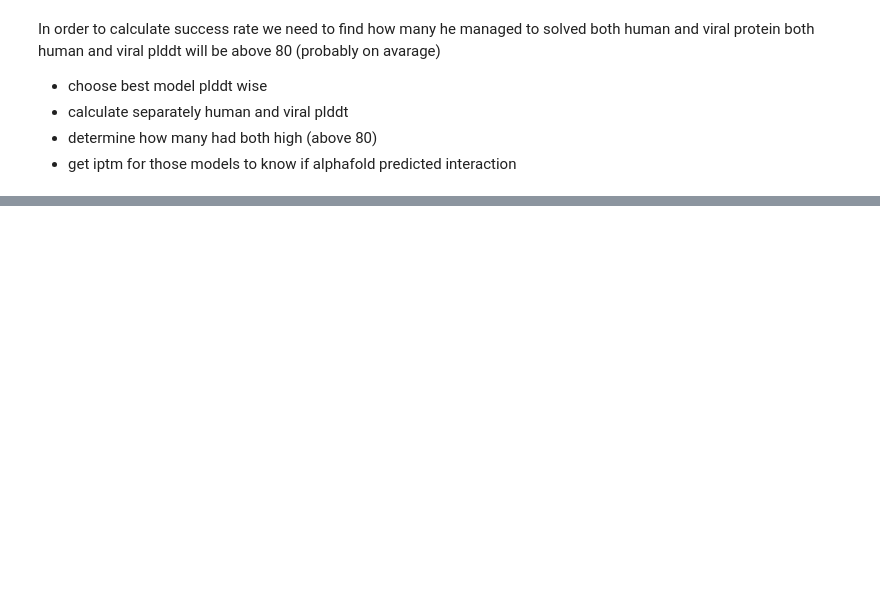
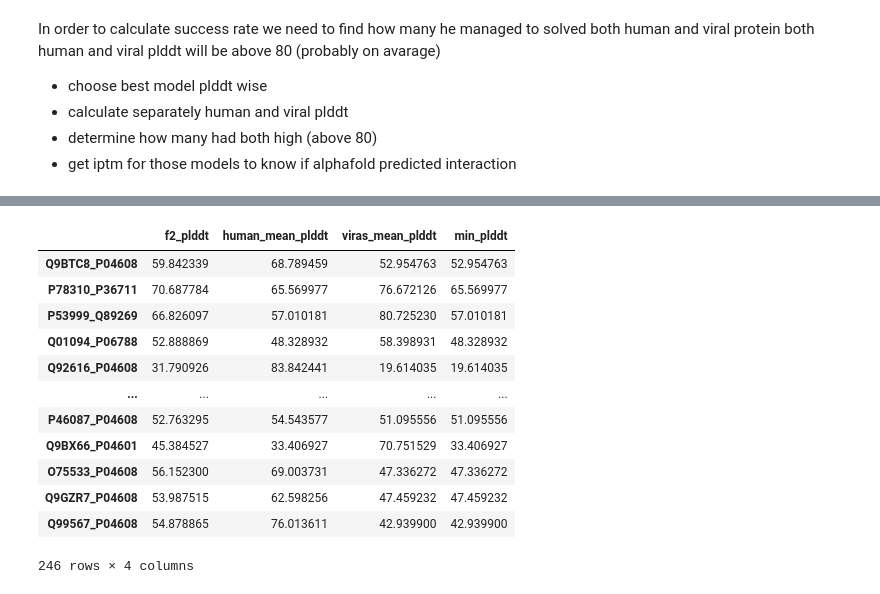
Before and after one commit to NoamShapira/hvi, a Jupyter notebook: results_visualization/hvi_results_visulization.ipynb, the cells around one changed output, grey strips where cells are left out. Cells and saved outputs as stored; diff of their text form; code cells hidden in the pictures; blank space fills up the shorter version.

```diff
--- a/results_visualization/hvi_results_visulization.ipynb
+++ b/results_visualization/hvi_results_visulization.ipynb
@@ -198,0 +134,20 @@ px.histogram(all_aggregated_plddt_results_as_series)
+# %%
+plddts_results_df = pd.DataFrame.from_dict(
+    {name:(res[1], res[2][0], res[2][1], min(res[2][0], res[2][1])) for name, res in all_aggregated_plddt_results.items() if len(res[2])==2},
+    orient="index", columns = ["f2_plddt", "human_mean_plddt", "viras_mean_plddt", "min_plddt"]
+)
+plddts_results_df
+# %% [output]
+|  | f2_plddt | human_mean_plddt | viras_mean_plddt | min_plddt |
+| Q9BTC8_P04608 | 59.842339 | 68.789459 | 52.954763 | 52.954763 |
+| P78310_P36711 | 70.687784 | 65.569977 | 76.672126 | 65.569977 |
+| P53999_Q89269 | 66.826097 | 57.010181 | 80.725230 | 57.010181 |
+| Q01094_P06788 | 52.888869 | 48.328932 | 58.398931 | 48.328932 |
+| Q92616_P04608 | 31.790926 | 83.842441 | 19.614035 | 19.614035 |
+| ... | ... | ... | ... | ... |
+| P46087_P04608 | 52.763295 | 54.543577 | 51.095556 | 51.095556 |
+| Q9BX66_P04601 | 45.384527 | 33.406927 | 70.751529 | 33.406927 |
+| O75533_P04608 | 56.152300 | 69.003731 | 47.336272 | 47.336272 |
+| Q9GZR7_P04608 | 53.987515 | 62.598256 | 47.459232 | 47.459232 |
+| Q99567_P04608 | 54.878865 | 76.013611 | 42.939900 | 42.939900 |
+246 rows × 4 columns
```
Also changed, not shown: parts of 14 cells of this notebook, 2 other files.
